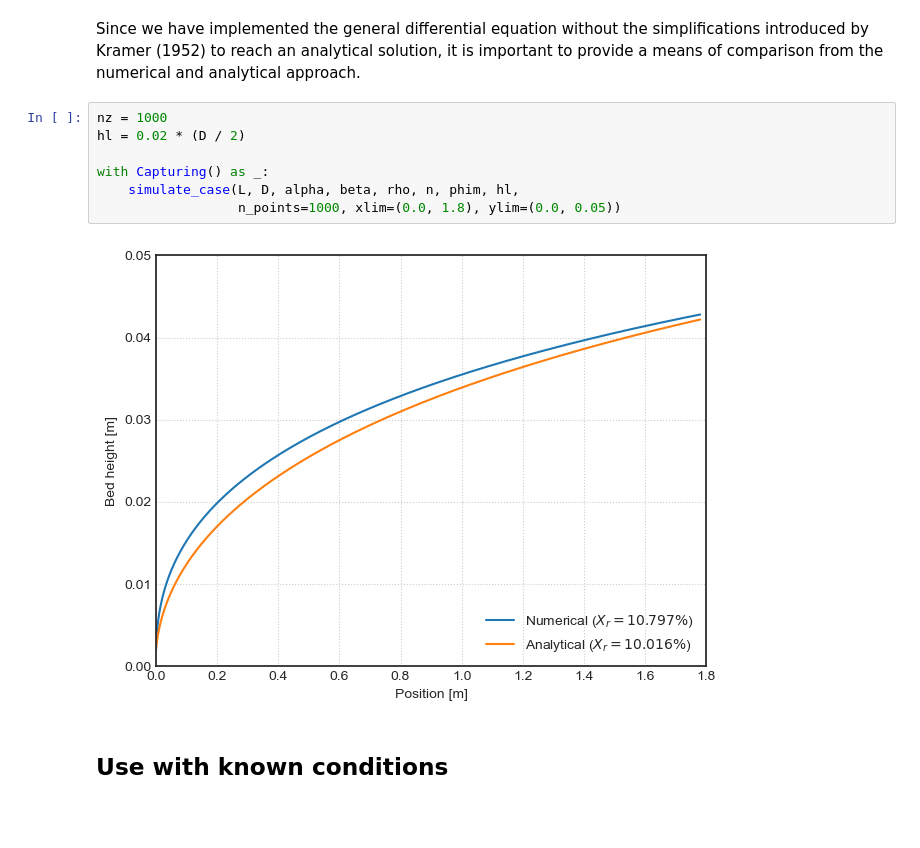
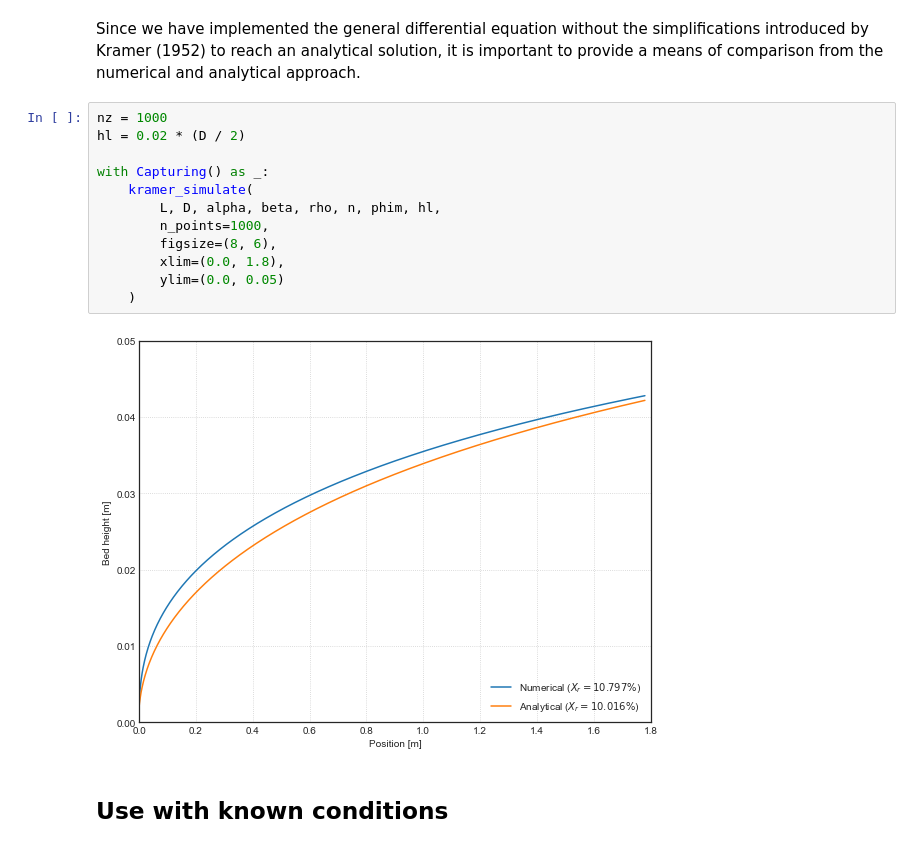
Before and after one commit to ILovewindows-oss/learning-scientific-computing, a Jupyter notebook: granular-flow/kiln/kramer/kramer_valid.ipynb, the cells around one changed output. Cells and saved outputs as stored; diff of their text form; blank space fills up the shorter version.

```diff
--- a/granular-flow/kiln/kramer/kramer_valid.ipynb
+++ b/granular-flow/kiln/kramer/kramer_valid.ipynb
@@ -186,12 +187,17 @@ Since we have implemented the general differential equation without the simplifi
 # %%
 nz = 1000
 hl = 0.02 * (D / 2)
 
 with Capturing() as _:
-    simulate_case(L, D, alpha, beta, rho, n, phim, hl,
-                  n_points=1000, xlim=(0.0, 1.8), ylim=(0.0, 0.05))
+    kramer_simulate(
+        L, D, alpha, beta, rho, n, phim, hl,
+        n_points=1000,
+        figsize=(8, 6),
+        xlim=(0.0, 1.8),
+        ylim=(0.0, 0.05)
+    )
 # %% [output]
-[figure, old version]
+[figure, new version]
 # %% [markdown]
 ## Use with known conditions
 # %% [markdown]
```
Also changed, not shown: parts of 3 cells of this notebook, 1 other file.
